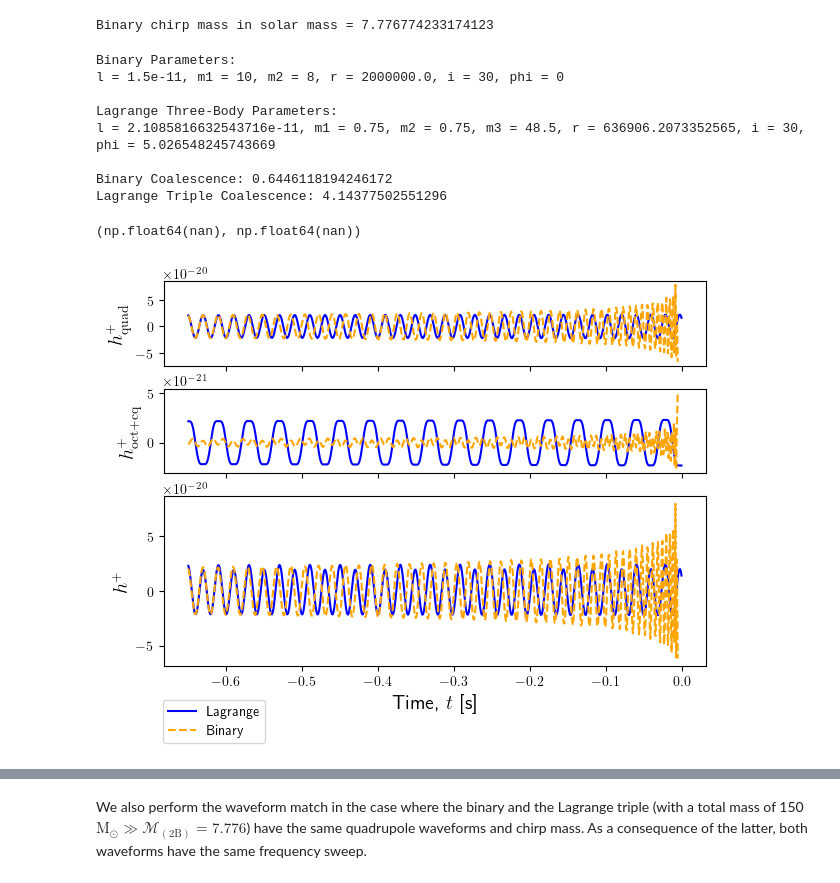
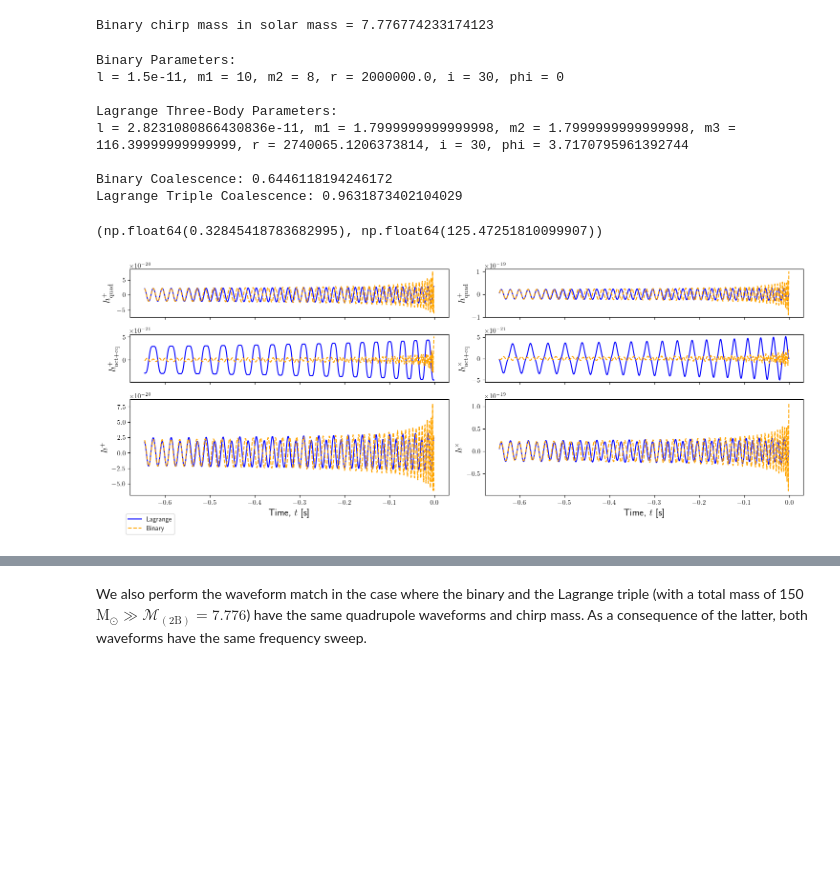
Before and after one commit to CJaimel/BinaryLagrangeDegeneracy, a Jupyter notebook: Part 2 - Simulations with LIGO Data.ipynb, the cells around one changed output, grey strips where cells are left out. Cells and saved outputs as stored; diff of their text form; code cells hidden in the pictures; blank space fills up the shorter version.

```diff
--- a/Part 2 - Simulations with LIGO Data.ipynb
+++ b/Part 2 - Simulations with LIGO Data.ipynb
@@ -191,36 +302,37 @@ print("Binary chirp mass in solar mass = {}".format(waveforms.CircularBinary(*pa
 Binary chirp mass in solar mass = 7.776774233174123
 # %%
 delta_t = 1/1000
-t_max = 0.65
+t_max = 0.645
 
 beta_1 = 0.015
-M_3B = 50
-quad_result = findQuadDegeneracy(*params_2B[:5], M_3B, beta_1)
-params_3B_quad1 = [quad_result[0], M_3B*beta_1, M_3B*beta_1, M_3B*(1 - 2*beta_1), quad_result[1], 30, np.radians(288)]
+M_3B = 120
+i_3B = 30
+quad_result = findQuadDegeneracy_plus(*params_2B[:5], M_3B, beta_1, i_3B, atol = 1e-22)
+params_3B_quad1 = [quad_result[0], M_3B*beta_1, M_3B*beta_1, M_3B*(1 - 2*beta_1), quad_result[1], i_3B, quad_result[2]]
 
 hp_2B, hc_2B = waveforms.h_combined2B(*params_2B, t_max = t_max, delta_t = delta_t)
 hp_3B, hc_3B = waveforms.h_combined3B(*params_3B_quad1, t_max = t_max, delta_t = delta_t)
 
-waveforms.plot_waveform_time(params_2B, params_3B_quad1, t_max = t_max, delta_t = delta_t, radRxn = True,
-                             filename = "LaTeX Files/Figures/Quadrupole Degeneracy/Quadrupole degeneracy 1.pdf")
+waveforms.plot_waveform_time_combined(params_2B, params_3B_quad1, t_max = t_max, delta_t = delta_t, radRxn = True,
+                                     filename = "LaTeX Files/Figures/Quadrupole Degeneracy/Pub - MQ Degeneracy 1.pdf")
 
 print("")
 print("Binary Coalescence: {}".format(waveforms.CircularBinary(*params_2B).t_c))
 print("Lagrange Triple Coalescence: {}".format(waveforms.CircularLagrangeTriple(*params_3B_quad1).t_c))
 print("")
 
 f_lower = 0
 psd = pycbc.psd.analytical.aLIGOZeroDetHighPower(len(hp_2B) // 2 + 1, 1.0 / hp_2B.duration, f_lower)
 
 pycbc.filter.match(hp_2B, hp_3B, psd = psd, low_frequency_cutoff = f_lower, subsample_interpolation = True)
 # %% [output]
 Binary Parameters:
 l = 1.5e-11, m1 = 10, m2 = 8, r = 2000000.0, i = 30, phi = 0
 
 Lagrange Three-Body Parameters:
-l = 2.1085816632543716e-11, m1 = 0.75, m2 = 0.75, m3 = 48.5, r = 636906.2073352565, i = 30, phi = 5.026548245743669
+l = 2.8231080866430836e-11, m1 = 1.7999999999999998, m2 = 1.7999999999999998, m3 = 116.39999999999999, r = 2740065.1206373814, i = 30, phi = 3.7170795961392744
 
 Binary Coalescence: 0.6446118194246172
-Lagrange Triple Coalescence: 4.14377502551296
+Lagrange Triple Coalescence: 0.9631873402104029
-(np.float64(nan), np.float64(nan))
+(np.float64(0.32845418783682995), np.float64(125.47251810099907))
-[figure, old version]
+[figure, new version]
```
Also changed, not shown: parts of 24 cells of this notebook, 6 other files.
